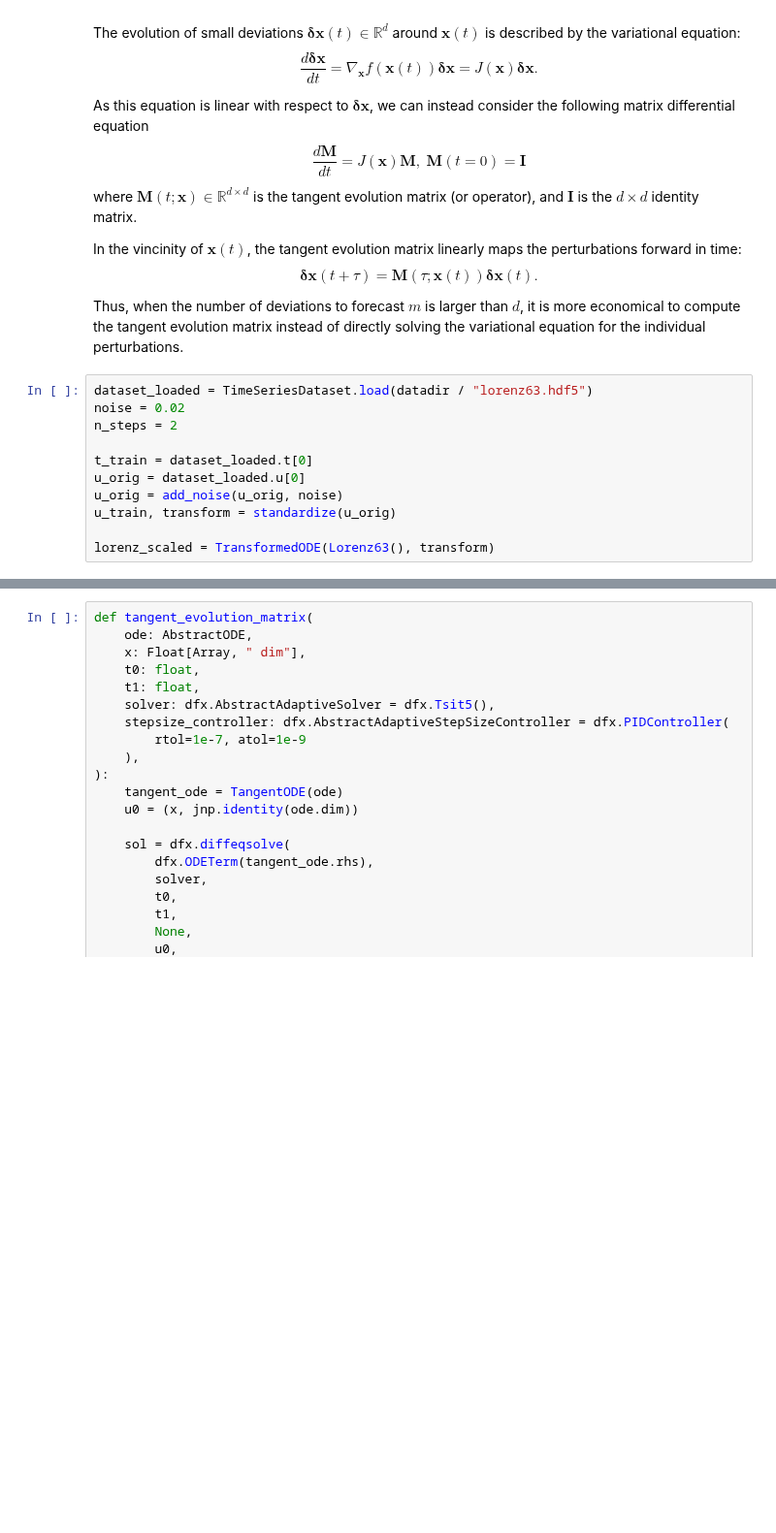
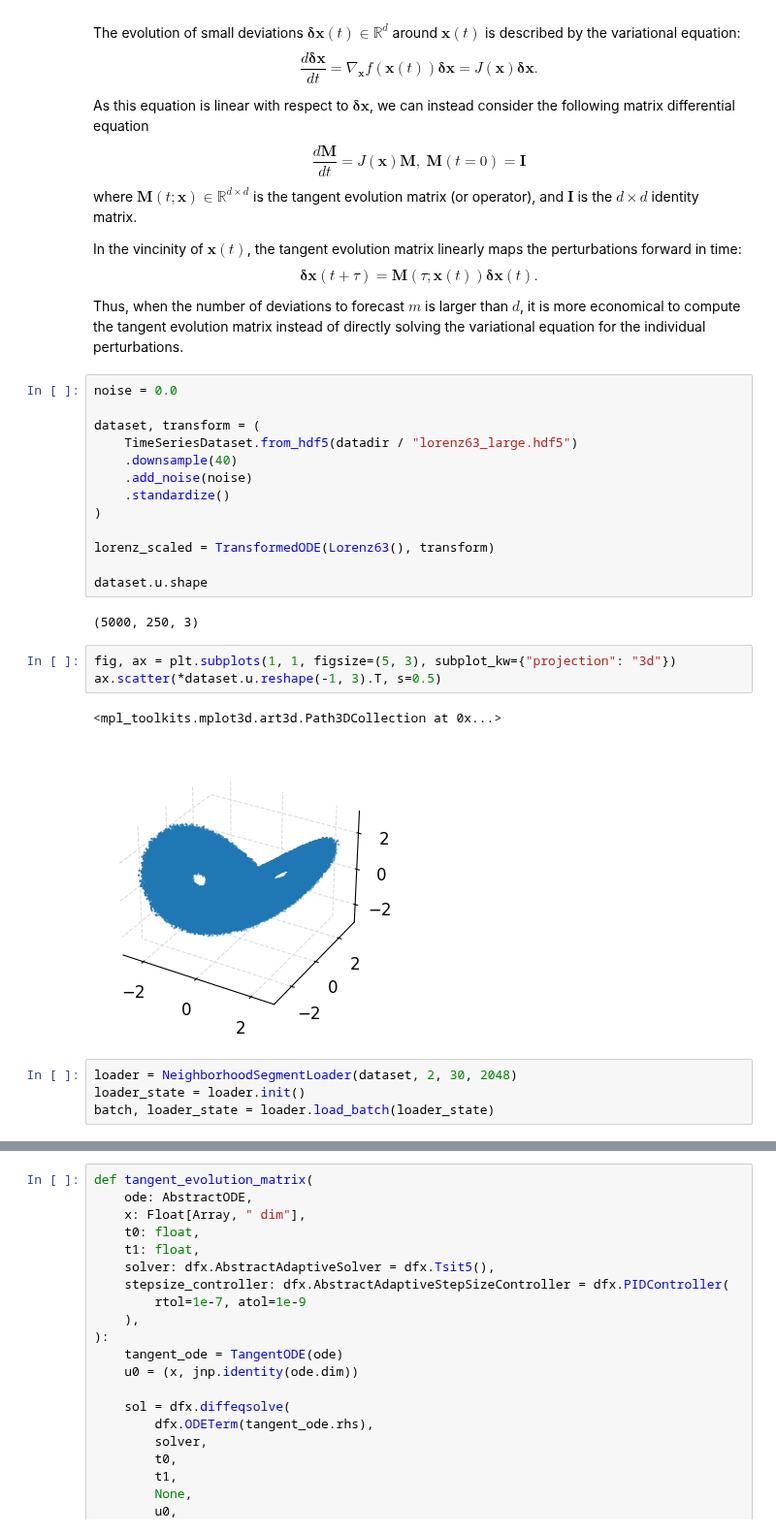
Before and after one commit to Jhko725/sandbox, a Jupyter notebook: notebooks/analysis/tangent_evolution.ipynb, the cells around one changed output, grey strips where cells are left out. Shown at 97% size. Drawn from its saved outputs; the diff is of its cells as text; blank space fills up the shorter version.

Commit message:
Wrote a new training script for neighborhood based training

```diff
--- a/notebooks/analysis/tangent_evolution.ipynb
+++ b/notebooks/analysis/tangent_evolution.ipynb
@@ -47,13 +47,27 @@ In the vincinity of $\boldsymbol{x}(t)$, the tangent evolution matrix linearly m
 
 Thus, when the number of deviations to forecast $m$ is larger than $d$, it is more economical to compute the tangent evolution matrix instead of directly solving the variational equation for the individual perturbations.
 # %%
-dataset_loaded = TimeSeriesDataset.load(datadir / "lorenz63.hdf5")
-noise = 0.02
-n_steps = 2
+noise = 0.0
 
-t_train = dataset_loaded.t[0]
-u_orig = dataset_loaded.u[0]
-u_orig = add_noise(u_orig, noise)
-u_train, transform = standardize(u_orig)
+dataset, transform = (
+    TimeSeriesDataset.from_hdf5(datadir / "lorenz63_large.hdf5")
+    .downsample(40)
+    .add_noise(noise)
+    .standardize()
+)
 
 lorenz_scaled = TransformedODE(Lorenz63(), transform)
+
+dataset.u.shape
+# %% [output]
+(5000, 250, 3)
+# %%
+fig, ax = plt.subplots(1, 1, figsize=(5, 3), subplot_kw={"projection": "3d"})
+ax.scatter(*dataset.u.reshape(-1, 3).T, s=0.5)
+# %% [output]
+<mpl_toolkits.mplot3d.art3d.Path3DCollection at 0x...>
+[figure, added]
+# %%
+loader = NeighborhoodSegmentLoader(dataset, 2, 30, 2048)
+loader_state = loader.init()
+batch, loader_state = loader.load_batch(loader_state)
```
Also changed, not shown: parts of 7 cells of this notebook, 14 other files.
